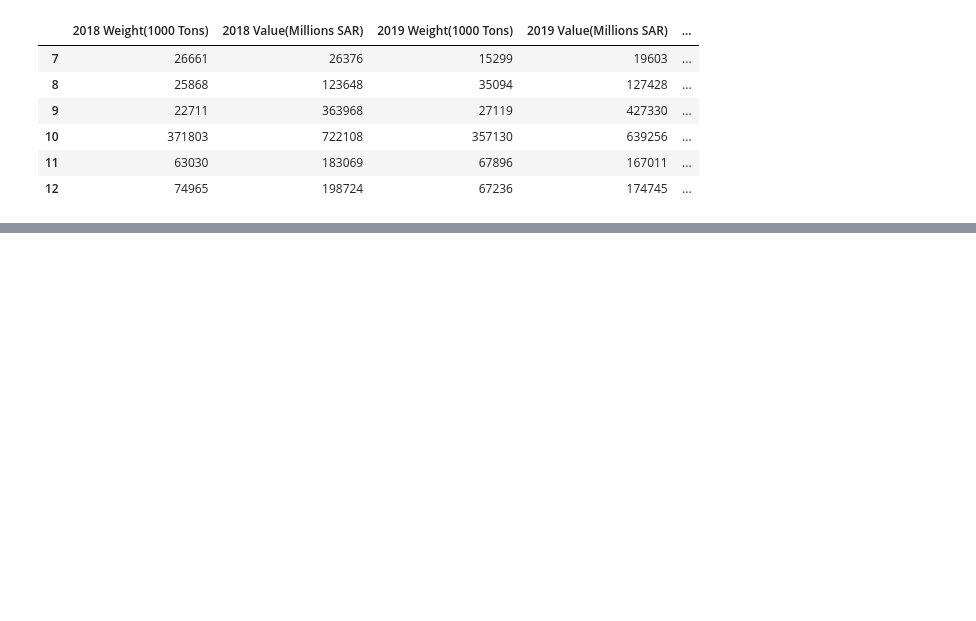
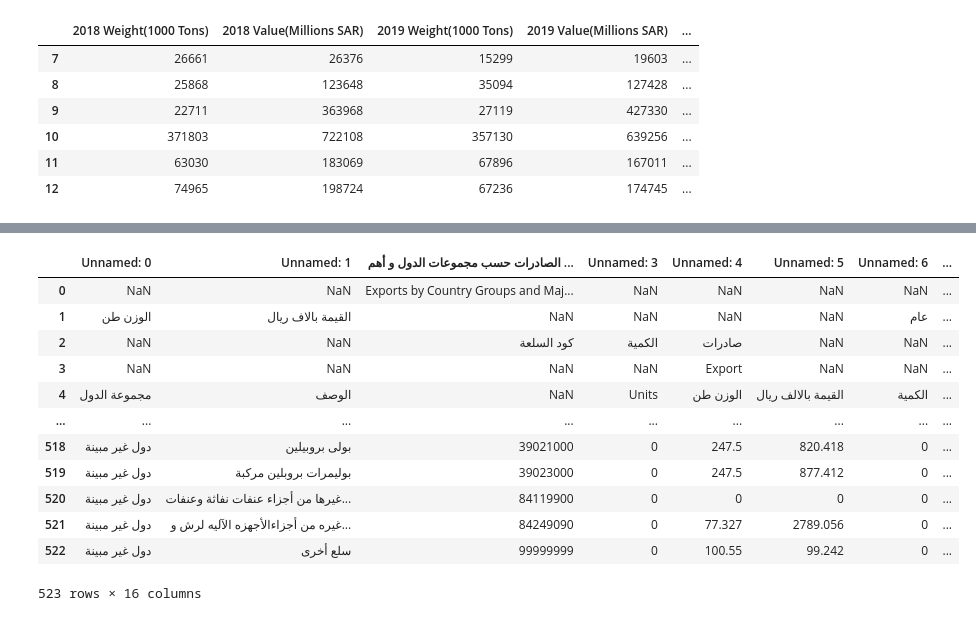
Before and after one commit to Aabusabaeen/Capstone-Project, a Jupyter notebook: CP_EDA_Cleaning.ipynb, the cells around one changed output, grey strips where cells are left out. Saved outputs shown, nothing was run; the diff lists cells and outputs as text; code cells hidden in the pictures; blank space fills up the shorter version.

```diff
--- a/CP_EDA_Cleaning.ipynb
+++ b/CP_EDA_Cleaning.ipynb
@@ -141,0 +188,19 @@ TD_materials
+# %%
+Exports_commodityGroup = pd.read_excel ('Data/Trading2020.xlsx', sheet_name='3-7')
+Exports_commodityGroup.to_csv("Trading20_3-7.csv", sep=",")
+# %%
+Exports_commodityGroup
+# %% [output]
+|  | Unnamed: 0 | Unnamed: 1 | الصادرات حسب مجموعات الدول و أهم ... | Unnamed: 3 | Unnamed: 4 | Unnamed: 5 | Unnamed: 6 | ... |
+| 0 | NaN | NaN | Exports by Country Groups and Maj... | NaN | NaN | NaN | NaN | ... |
+| 1 | الوزن طن | القيمة بالاف ريال | NaN | NaN | NaN | NaN | عام | ... |
+| 2 | NaN | NaN | كود السلعة | الكمية | صادرات | NaN | NaN | ... |
+| 3 | NaN | NaN | NaN | NaN | Export | NaN | NaN | ... |
+| 4 | مجموعة الدول | الوصف | NaN | Units | الوزن طن | القيمة بالالف ريال | الكمية | ... |
+| ... | ... | ... | ... | ... | ... | ... | ... | ... |
+| 518 | دول غير مبينة | بولى بروبيلين | 39021000 | 0 | 247.5 | 820.418 | 0 | ... |
+| 519 | دول غير مبينة | بوليمرات بروبلين مركبة | 39023000 | 0 | 247.5 | 877.412 | 0 | ... |
+| 520 | دول غير مبينة | غيرها من أجزاء عنفات نفاثة وعنفات... | 84119900 | 0 | 0 | 0 | 0 | ... |
+| 521 | دول غير مبينة | غيره من أجزاءالأجهزه الآليه لرش و... | 84249090 | 0 | 77.327 | 2789.056 | 0 | ... |
+| 522 | دول غير مبينة | سلع أخرى | 99999999 | 0 | 100.55 | 99.242 | 0 | ... |
+523 rows × 16 columns
```
Also changed, not shown: parts of 8 cells of this notebook, 3 other files.
